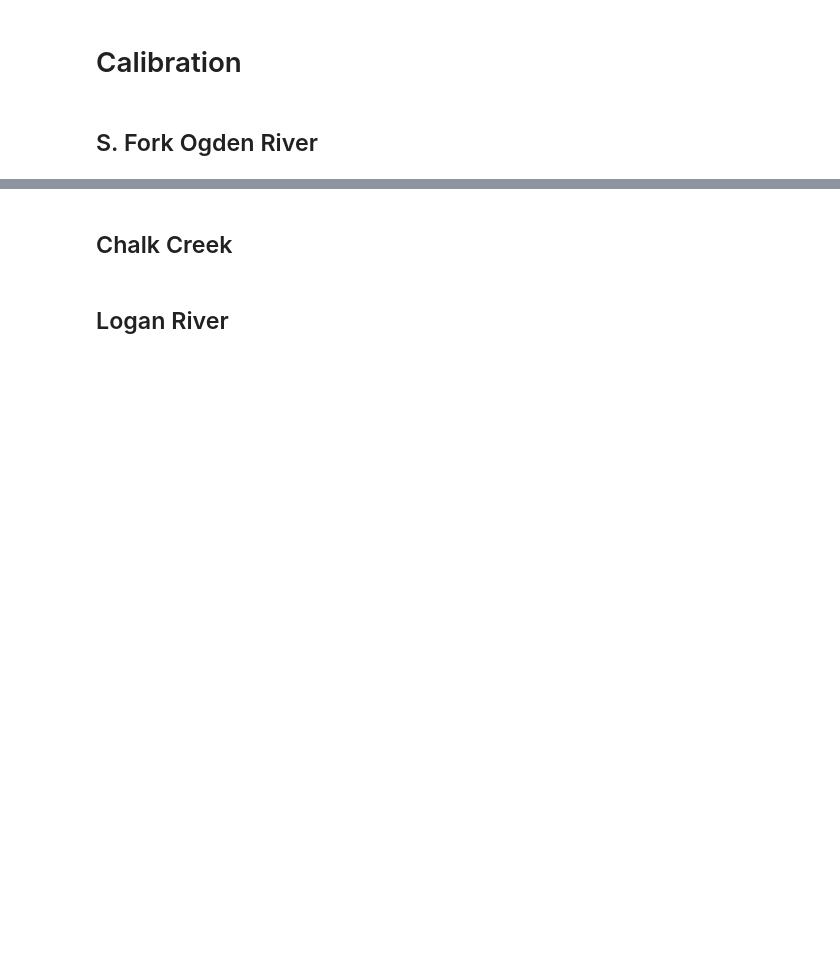
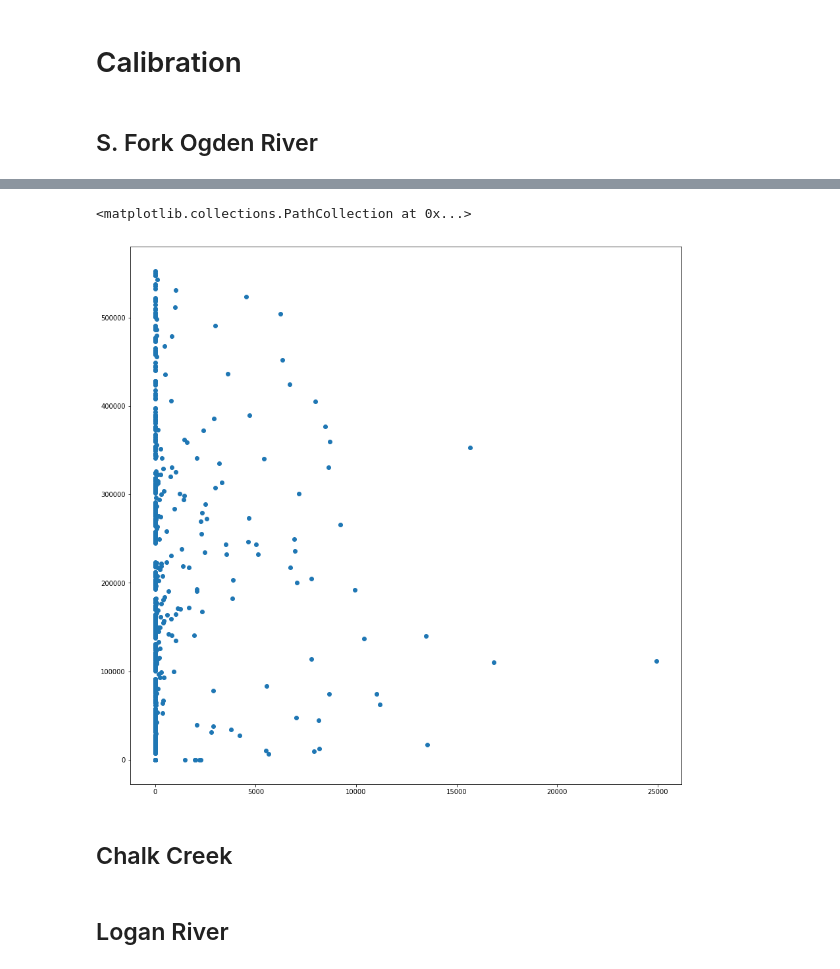
Before and after one commit to utah-geological-survey/UBM, a Jupyter notebook: ipython notebooks/Calibration.ipynb, the cells around one changed output, grey strips where cells are left out. Cells and saved outputs as stored; diff of their text form; code cells hidden in the pictures; blank space fills up the shorter version.

```diff
--- a/ipython notebooks/Calibration.ipynb
+++ b/ipython notebooks/Calibration.ipynb
@@ -215,6 +221,12 @@ TypeError: get_UBM_data() takes exactly 3 arguments (2 given)
 # %%
 df = UBM.runModel(mrg)
-df
+x = df['runoff_acft']
+y = df['runoff']
+
+plt.scatter(x,y)
+# %% [output]
+<matplotlib.collections.PathCollection at 0x...>
+[figure, added]
 # %% [markdown]
 ## Chalk Creek
 # %%
```
Also changed, not shown: parts of 4 cells of this notebook, 2 other files.
